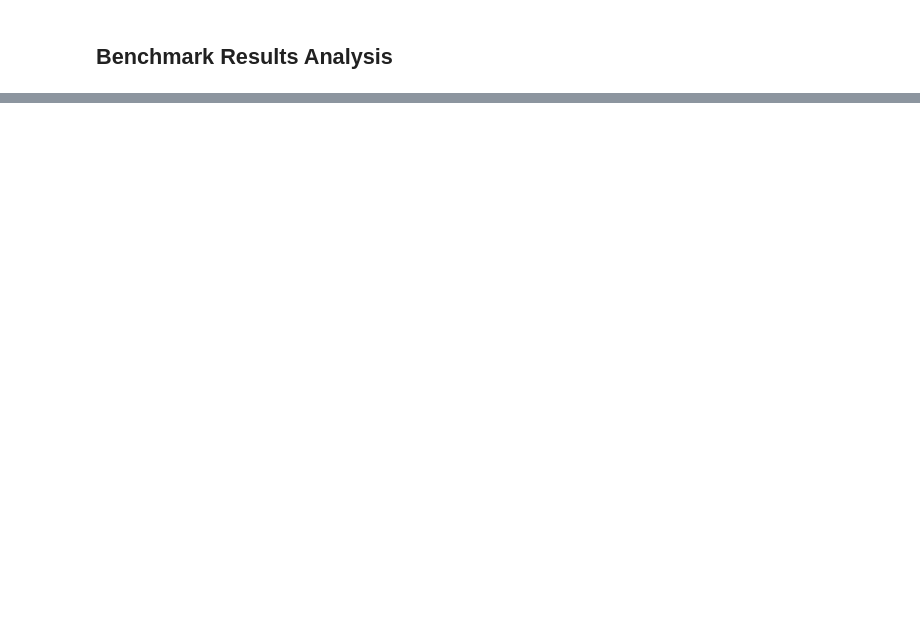
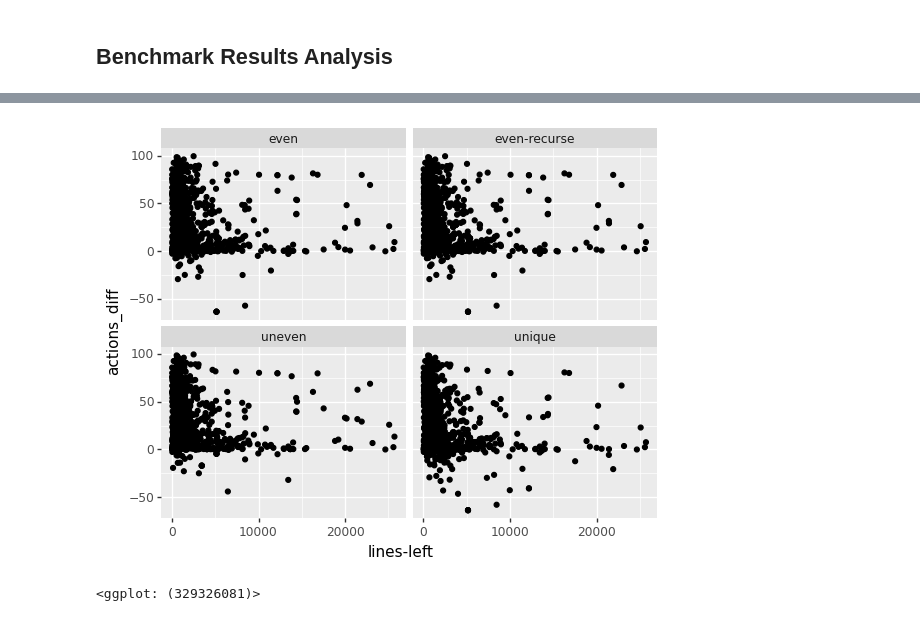
Before and after one commit to labri-progress/cidiff, a Jupyter notebook: python/analysis.ipynb, the cells around one changed output, grey strips where cells are left out. Saved outputs shown, nothing was run; the diff lists cells and outputs as text; code cells hidden in the pictures; blank space fills up the shorter version.

```diff
--- a/python/analysis.ipynb
+++ b/python/analysis.ipynb
@@ -95,0 +114,5 @@ data.head()
+# %%
+pn.ggplot(merged_data, pn.aes(x="lines-left", y="actions_diff")) + pn.geom_point() + pn.facet_wrap("type")
+# %% [output]
+[figure, added]
+<ggplot: (329326081)>
```
Also changed, not shown: parts of 21 cells of this notebook.
